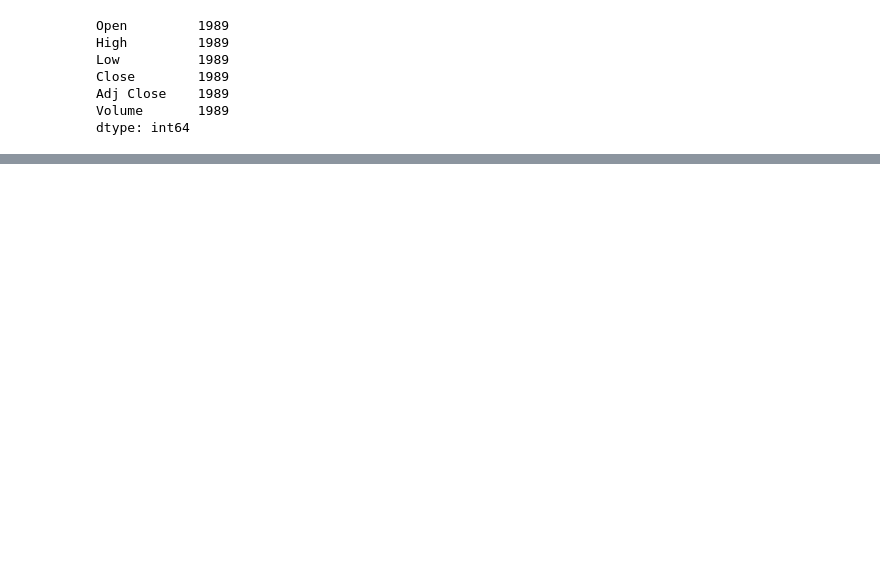
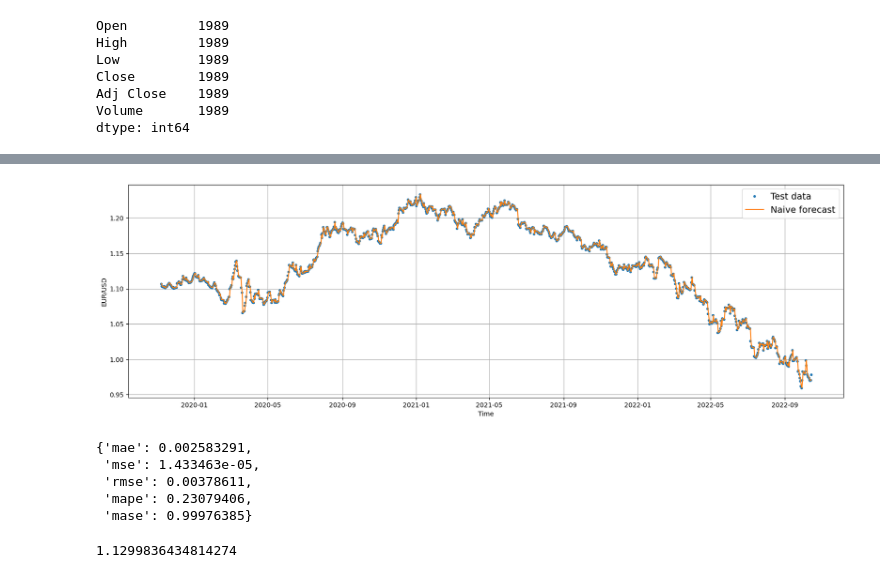
Before and after one commit to ducnguyenw02/Forex-prediction-EURUSD, a Jupyter notebook: forex-prediction-eurusd.ipynb, the cells around one changed output, grey strips where cells are left out. Cells and saved outputs as stored; diff of their text form; code cells hidden in the pictures; blank space fills up the shorter version.

```diff
--- a/forex-prediction-eurusd.ipynb
+++ b/forex-prediction-eurusd.ipynb
@@ -185,0 +245,7 @@ dtype: int64
+# %%
+plt.figure(figsize=(20, 6))
+offset = 300
+plot_time_series(timesteps=X_test, values=y_test, start=offset, label="Test data")
+plot_time_series(timesteps=X_test[1:], values=naive_forecast, format="-", start=offset, label="Naive forecast");
+# %% [output]
+[figure, added]
@@ -185,0 +281,14 @@ dtype: int64
+# %%
+naive_results = evaluate_preds(y_true=y_test[1:],
+                               y_pred=naive_forecast)
+naive_results
+# %% [output]
+{'mae': 0.002583291,
+ 'mse': 1.433463e-05,
+ 'rmse': 0.00378611,
+ 'mape': 0.23079406,
+ 'mase': 0.99976385}
+# %%
+tf.reduce_mean(y_test).numpy()
+# %% [output]
+1.1299836434814274
```
Also changed, not shown: parts of 50 cells of this notebook.
